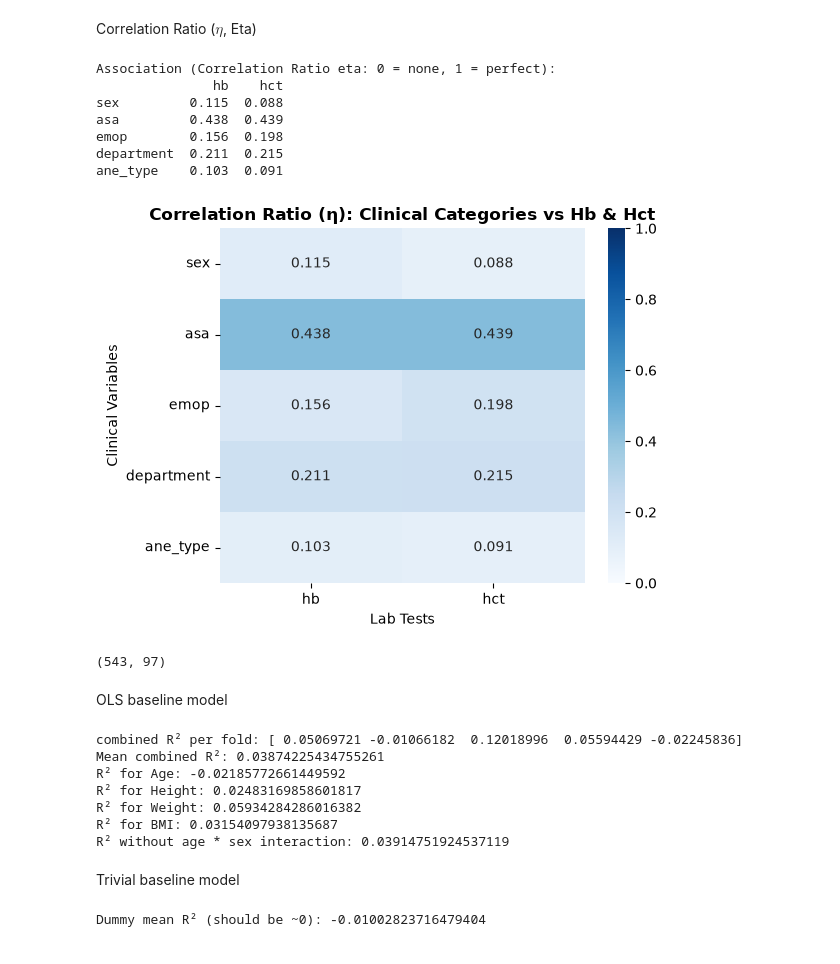
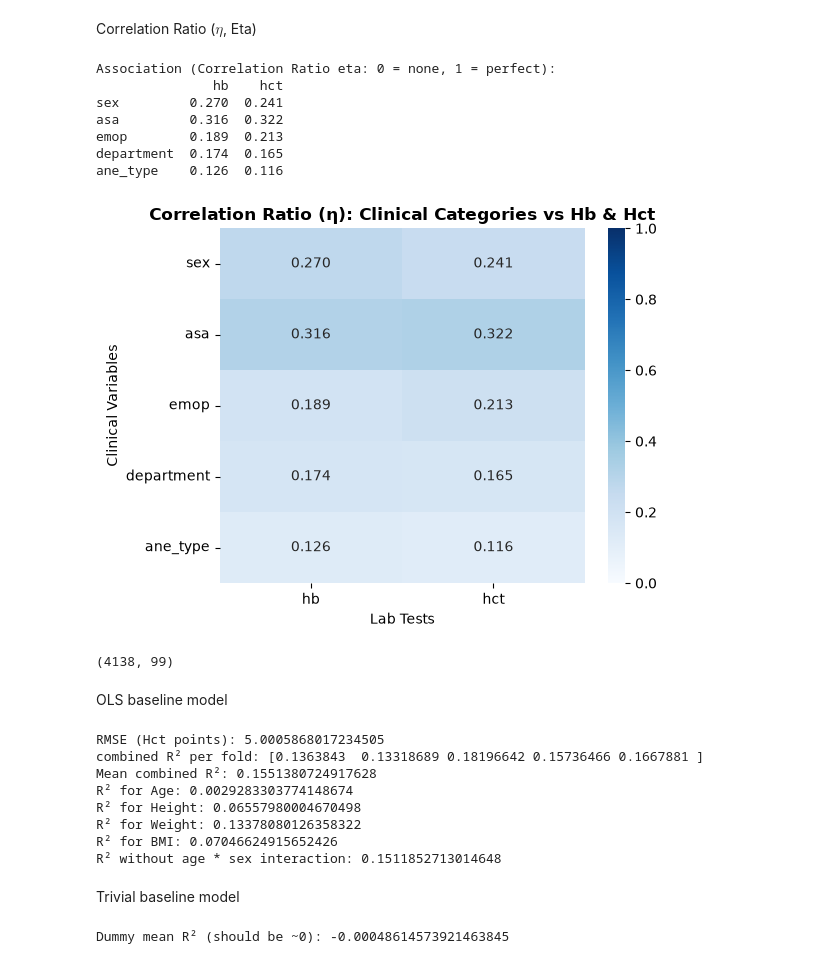
Before and after one commit to May-hk/lab-test-prediction, a Jupyter notebook: data_processing.ipynb, the cells around one changed output. Saved outputs shown, nothing was run; the diff lists cells and outputs as text; code cells hidden in the pictures.

```diff
--- a/data_processing.ipynb
+++ b/data_processing.ipynb
@@ -13,10 +14,11 @@ lab_data1 = pd.read_csv("datasets/lab_data.csv")
 # %% [markdown]
 For lab data, We need to use the most recent pre-operative measurement, consistent with clinical practice
 # %%
-preop = lab_data1[(lab_data1['dt'] < 0) & (lab_data1['dt'] >= -43200)]
+preop = lab_data1[(lab_data1['dt'] < 0) & (lab_data1['dt'] >= -2592000)] #30 days
 
 preop_last = (preop.sort_values('dt').groupby(['caseid', 'name']).last()
               .reset_index()[['caseid','dt', 'name', 'result']])
 
 preop_last.head(10)
+print("pre-op rows:", len(preop))
 # %% [output]
@@ -101,0 +72,7 @@ lab_data
+# %%
+# remove physiologically impossible values only
+lab_data = lab_data[lab_data["hct"].between(10, 65) | lab_data["hct"].isna()]
+for c in ["height", "weight", "bmi"]:
+    clinical_data.loc[clinical_data[c] <= 0, c] = np.nan
+print("lab_data after plausibility filter:", lab_data.shape)
+print("clinical_data after plausibility filter:", clinical_data.shape)
@@ -287,8 +251,6 @@ plt.show()
 combined features against hb
 # %%
 features = ["height", "weight", "bmi"]
-for col in features + ["hb"]:
-    merged[col] = pd.to_numeric(merged[col], errors="coerce")
 
 #drop rows with missing data
 clean_data = merged.dropna(subset=features + ["hb"]).copy()
@@ -348,8 +310,6 @@ plt.show()
 combined features against hct
 # %%
 features = ["height", "weight", "bmi"]
-for col in features + ["hct"]:
-    merged[col] = pd.to_numeric(merged[col], errors="coerce")
 
 #drop rows with missing data
 clean_data = merged.dropna(subset=features + ["hct"]).copy()
@@ -455,46 +414,40 @@ def correlation_ratio(categories, values):
 
     return np.sqrt(ss_between / ss_total)
 
 clinical_vars = ["sex", "asa", "emop", "department", "ane_type"]
 target_labs = ["hb", "hct"]
 
-
-for col in target_labs:
-    merged[col] = pd.to_numeric(merged[col], errors="coerce")
-
 #Eta matrix
 eta_matrix = pd.DataFrame(index=clinical_vars, columns=target_labs, dtype=float)
 
 for clin in clinical_vars:
     for lab in target_labs:
         eta_matrix.loc[clin, lab] = correlation_ratio(merged[clin], merged[lab])
 
 
 print("Association (Correlation Ratio eta: 0 = none, 1 = perfect):")
 print(eta_matrix.round(3))
 
 # heatmap
 plt.figure(figsize=(6, 4.5))
 sns.heatmap(
     eta_matrix, annot=True, fmt=".3f", cmap="Blues", vmin=0, vmax=1, cbar=True
 )
 plt.title("Correlation Ratio (η): Clinical Categories vs Hb & Hct", fontweight="bold")
 plt.ylabel("Clinical Variables")
 plt.xlabel("Lab Tests")
 plt.tight_layout()
 plt.show()
 # %% [output]
 Association (Correlation Ratio eta: 0 = none, 1 = perfect):
                hb    hct
-sex         0.115  0.088
-asa         0.438  0.439
-emop        0.156  0.198
-department  0.211  0.215
-ane_type    0.103  0.091
+sex         0.270  0.241
+asa         0.316  0.322
+emop        0.189  0.213
+department  0.174  0.165
+ane_type    0.126  0.116
-[figure, old version]
+[figure, new version]
 # %%
-merged["age_x_sex"] = merged["age"] * merged["sex_bin"]
-
 X = merged[["age", "height", "weight", "bmi", "sex_bin", "age_x_sex"]]
 
 cols = ["age", "height", "weight", "bmi", "sex_bin", "age_x_sex", "hct"]
@@ -504,19 +457,24 @@ print(model_data.shape)
 X = model_data[["age", "height", "weight", "bmi", "sex_bin", "age_x_sex"]]
 y = model_data["hct"]
 # %% [output]
-(543, 97)
+(4138, 99)
 # %% [markdown]
 OLS baseline model
 # %%
 from sklearn.linear_model import LinearRegression
 from sklearn.model_selection import cross_val_score
+from sklearn.model_selection import KFold, cross_val_score
 
 model = LinearRegression()
-scores = cross_val_score(model, X, y, cv=5, scoring="r2")
-scores_age = cross_val_score(model, model_data[["age"]], y, cv=5, scoring="r2")
-scores_height = cross_val_score(model, model_data[["height"]], y, cv=5, scoring="r2")
-scores_weight = cross_val_score(model, model_data[["weight"]], y, cv=5, scoring="r2")
-scores_bmi = cross_val_score(model, model_data[["bmi"]], y, cv=5, scoring="r2")
+cv = KFold(n_splits=5, shuffle=True, random_state=42)
+rmse = -cross_val_score(model, X, y, cv=cv, scoring="neg_root_mean_squared_error").mean()
+print("RMSE (Hct points):", rmse)
+
+scores = cross_val_score(model, X, y, cv=cv, scoring="r2")
+scores_age = cross_val_score(model, model_data[["age"]], y, cv=cv, scoring="r2")
+scores_height = cross_val_score(model, model_data[["height"]], y, cv=cv, scoring="r2")
+scores_weight = cross_val_score(model, model_data[["weight"]], y, cv=cv, scoring="r2")
+scores_bmi = cross_val_score(model, model_data[["bmi"]], y, cv=cv, scoring="r2")
 
 print("combined R² per fold:", scores)
 print("Mean combined R²:", scores.mean())
@@ -527,24 +485,25 @@ print("R² for Weight:", scores_weight.mean())
 print("R² for BMI:", scores_bmi.mean())
 
 X_no_interaction = model_data[["age", "height", "weight", "bmi", "sex_bin"]]
-scores_no_int = cross_val_score(model, X_no_interaction, y, cv=5, scoring="r2")
+scores_no_int = cross_val_score(model, X_no_interaction, y, cv=cv, scoring="r2")
 print("R² without age * sex interaction:", scores_no_int.mean())
 # %% [output]
-combined R² per fold: [ 0.05069721 -0.01066182  0.12018996  0.05594429 -0.02245836]
-Mean combined R²: 0.03874225434755261
-R² for Age: -0.02185772661449592
-R² for Height: 0.02483169858601817
-R² for Weight: 0.05934284286016382
-R² for BMI: 0.03154097938135687
-R² without age * sex interaction: 0.03914751924537119
+RMSE (Hct points): 5.0005868017234505
+combined R² per fold: [0.1363843  0.13318689 0.18196642 0.15736466 0.1667881 ]
+Mean combined R²: 0.1551380724917628
+R² for Age: 0.0029283303774148674
+R² for Height: 0.06557980004670498
+R² for Weight: 0.13378080126358322
+R² for BMI: 0.07046624915652426
+R² without age * sex interaction: 0.1511852713014648
 # %% [markdown]
 Trivial baseline model
 # %%
 from sklearn.dummy import DummyRegressor
 
 dummy = DummyRegressor(strategy="mean")
-dummy_scores = cross_val_score(dummy, X, y, cv=5, scoring="r2")
+dummy_scores = cross_val_score(dummy, X, y, cv=cv, scoring="r2")
 print("Dummy mean R² (should be ~0):", dummy_scores.mean())
 # %% [output]
-Dummy mean R² (should be ~0): -0.01002823716479404
+Dummy mean R² (should be ~0): -0.00048614573921463845
 # %%
```
Also changed, not shown: parts of 21 cells of this notebook.
